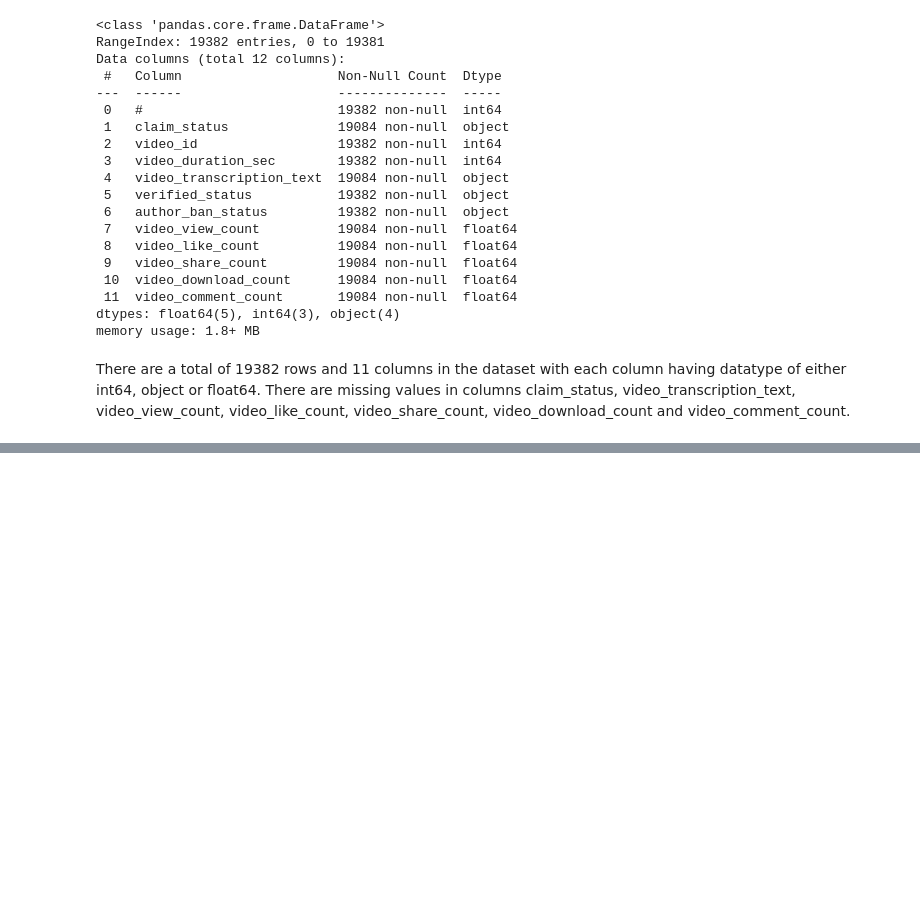
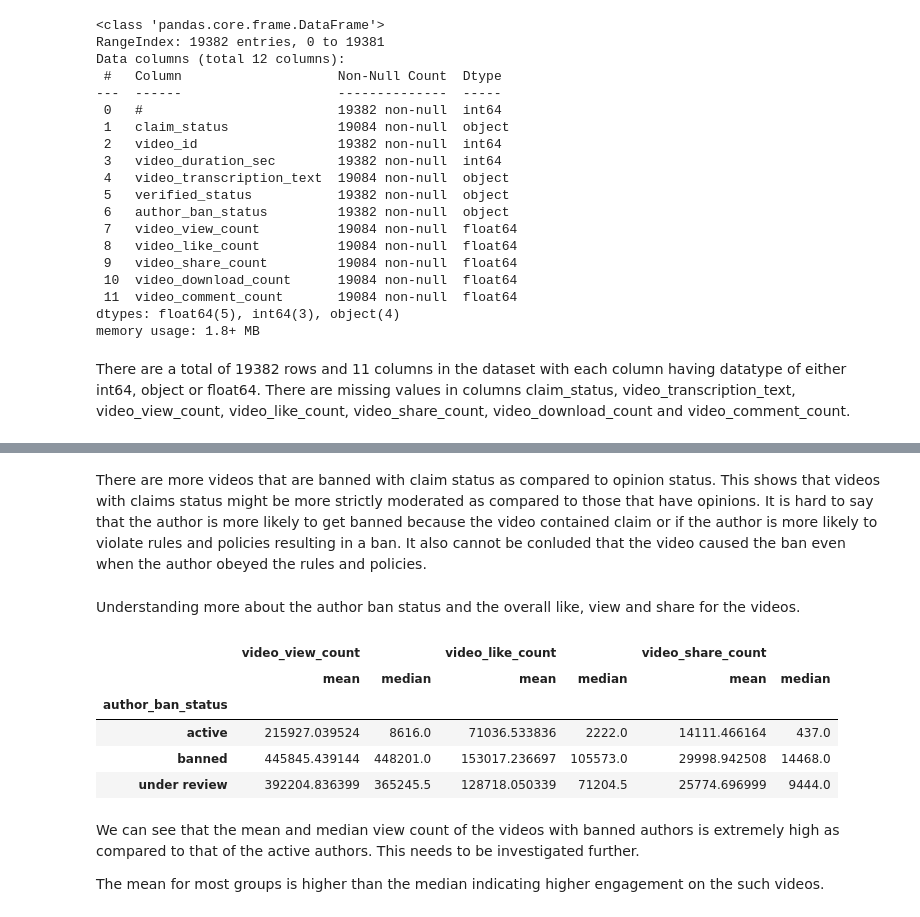
Before and after one commit to RhuthK/PROJECTS, a Jupyter notebook: TikTok Claim Classification Project/Claims_Classification_Project.ipynb, the cells around one changed output, grey strips where cells are left out. Cells and saved outputs as stored; diff of their text form; code cells hidden in the pictures; blank space fills up the shorter version.

```diff
--- a/TikTok Claim Classification Project/Claims_Classification_Project.ipynb
+++ b/TikTok Claim Classification Project/Claims_Classification_Project.ipynb
@@ -83,0 +142,21 @@ data.describe()
+# %% [markdown]
+There are more videos that are banned with claim status as compared to opinion status. This shows that videos with claims status might be more strictly moderated as compared to those that have opinions.  It is hard to say that the author is more likely to get banned because the video contained claim or if the author is more likely to violate rules and policies resulting in a ban. It also cannot be conluded that the video caused the ban even when the author obeyed the rules and policies.
+# %% [markdown]
+Understanding more about the author ban status and the overall like, view and share for the videos.
+# %%
+data.groupby(['author_ban_status']).agg({
+    'video_view_count' : ['mean', 'median'],
+    'video_like_count' : ['mean', 'median'],
+    'video_share_count' : ['mean', 'median']
+})
+# %% [output]
+|  | video_view_count |  | video_like_count |  | video_share_count |  |
+|  | mean | median | mean | median | mean | median |
+| author_ban_status |  |  |  |  |  |  |
+| active | 215927.039524 | 8616.0 | 71036.533836 | 2222.0 | 14111.466164 | 437.0 |
+| banned | 445845.439144 | 448201.0 | 153017.236697 | 105573.0 | 29998.942508 | 14468.0 |
+| under review | 392204.836399 | 365245.5 | 128718.050339 | 71204.5 | 25774.696999 | 9444.0 |
+# %% [markdown]
+We can see that the mean and median view count of the videos with banned authors is extremely high as compared to that of the active authors. This needs to be investigated further.
+
+The mean for most groups is higher than the median indicating higher engagement on the such videos.
```
Also changed, not shown: parts of 18 cells of this notebook.
